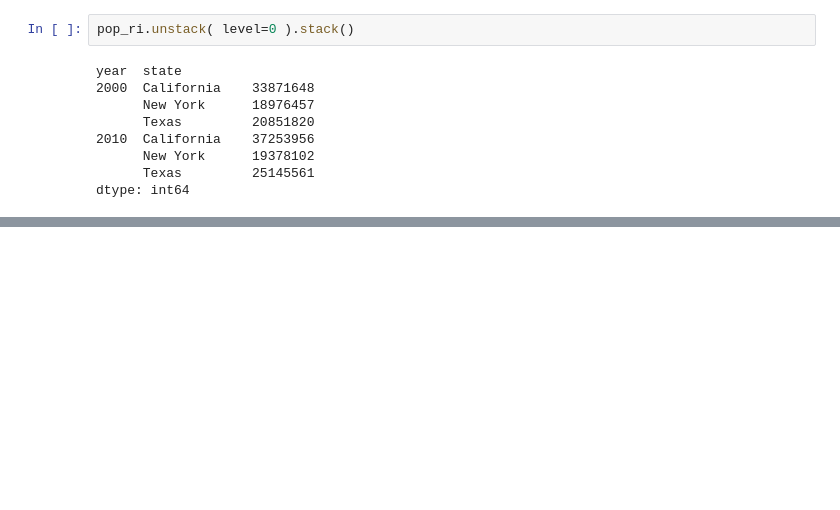
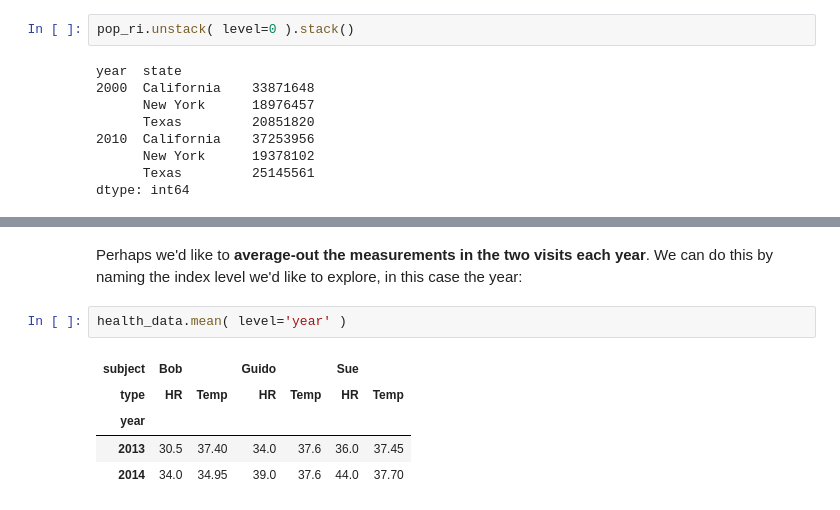
Before and after one commit to franzoni/ML-A-Z-Hands-On-Python-R, a Jupyter notebook: Machine_Learning_A-Z_Template_Folder/Part_4_-_Clustering/Section_2xx_-_Part_PLAYplay/hierarchical_indexing.ipynb, the cells around one changed output, grey strips where cells are left out. Drawn from its saved outputs; the diff is of its cells as text; blank space fills up the shorter version.

Commit message:
multi-indexing DONE

```diff
--- a/Machine_Learning_A-Z_Template_Folder/Part_4_-_Clustering/Section_2xx_-_Part_PLAYplay/hierarchical_indexing.ipynb
+++ b/Machine_Learning_A-Z_Template_Folder/Part_4_-_Clustering/Section_2xx_-_Part_PLAYplay/hierarchical_indexing.ipynb
@@ -666,0 +785,10 @@ dtype: int64
+# %% [markdown]
+Perhaps we'd like to **average-out the measurements in the two visits each year**. We can do this by naming the index level we'd like to explore, in this case the year:
+# %%
+health_data.mean( level='year' )
+# %% [output]
+| subject | Bob |  | Guido |  | Sue |  |
+| type | HR | Temp | HR | Temp | HR | Temp |
+| year |  |  |  |  |  |  |
+| 2013 | 30.5 | 37.40 | 34.0 | 37.6 | 36.0 | 37.45 |
+| 2014 | 34.0 | 34.95 | 39.0 | 37.6 | 44.0 | 37.70 |
```
Also changed, not shown: parts of 37 cells of this notebook.
